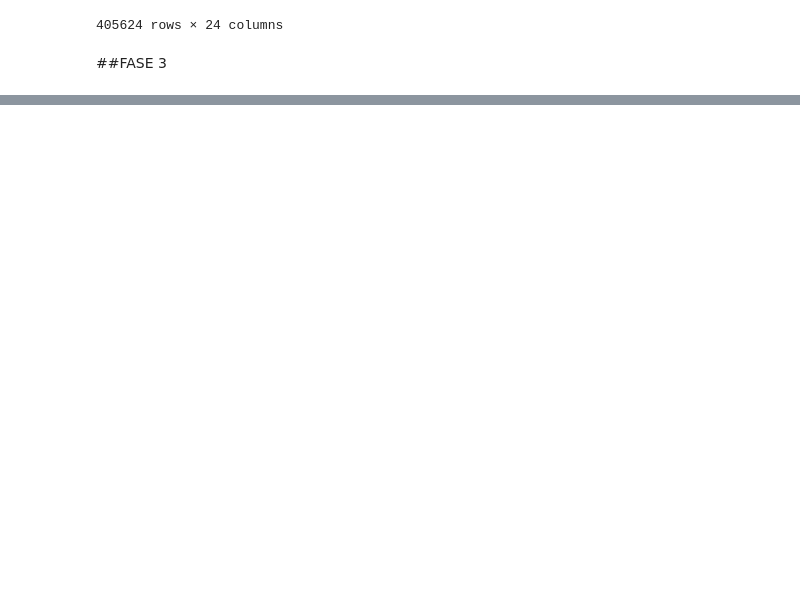
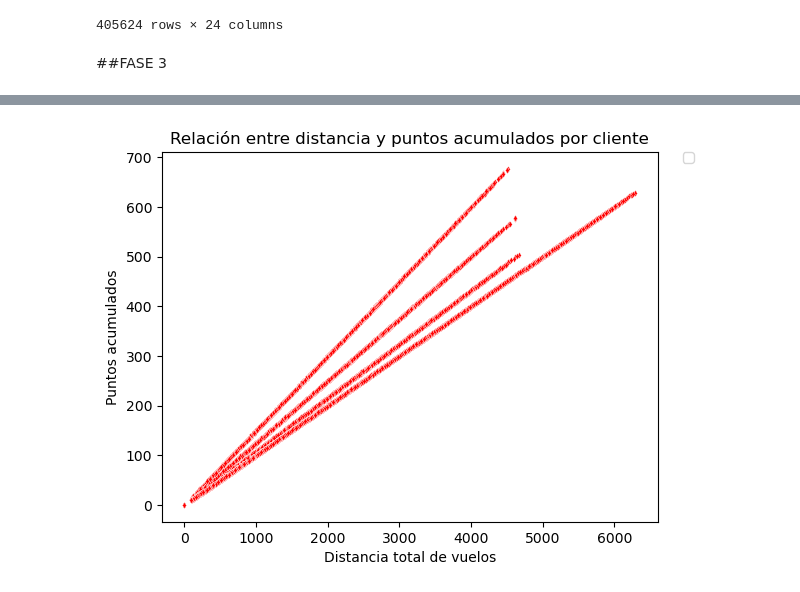
Before and after one commit to Adalab/bda-modulo-3-evaluacion-final-Martitaa, a Jupyter notebook: evaluacion_final.ipynb, the cells around one changed output, grey strips where cells are left out. Drawn from its saved outputs; the diff is of its cells as text; code cells hidden in the pictures; blank space fills up the shorter version.

```diff
--- a/evaluacion_final.ipynb
+++ b/evaluacion_final.ipynb
@@ -328,0 +348,14 @@ df_unido
+# %%
+sns.scatterplot(
+    data=df_vuelos,
+    x="Distance",             # eje X
+    y="Points Accumulated",   # eje Y
+   marker='d', color = 'red', s=10
+)
+plt.title("Relación entre distancia y puntos acumulados por cliente")
+plt.xlabel("Distancia total de vuelos")
+plt.ylabel("Puntos acumulados")
+plt.legend(bbox_to_anchor=(1.05, 1), loc=2, borderaxespad=0.)  # leyenda fuera del gráfico
+plt.show()
+# %% [output]
+[figure, added]
```
Also changed, not shown: parts of 17 cells of this notebook.
